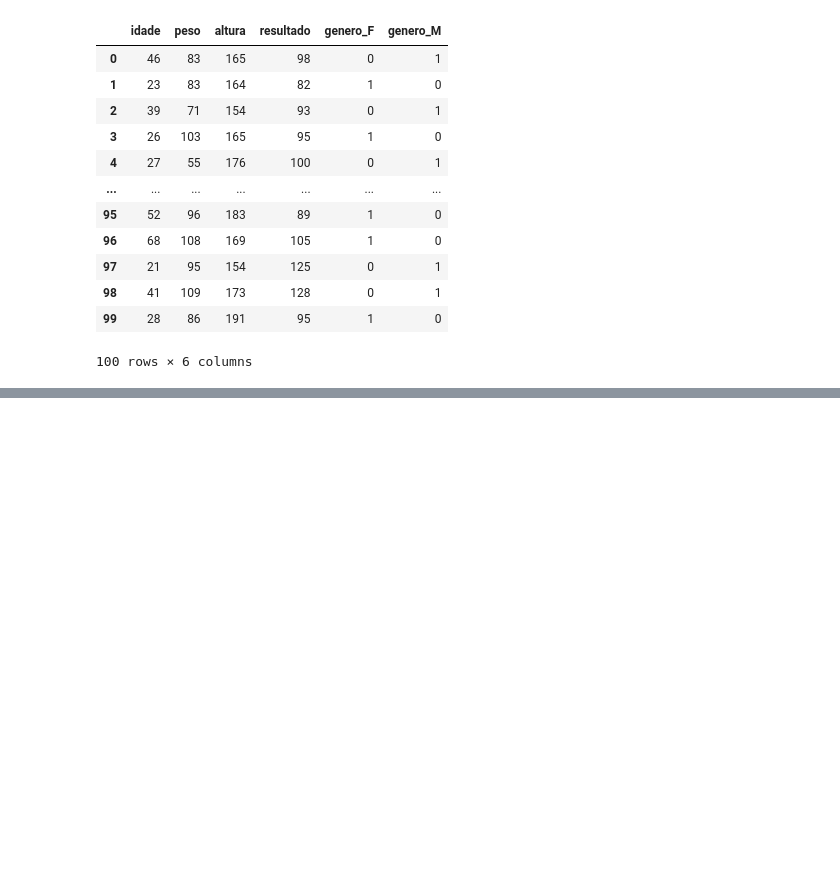
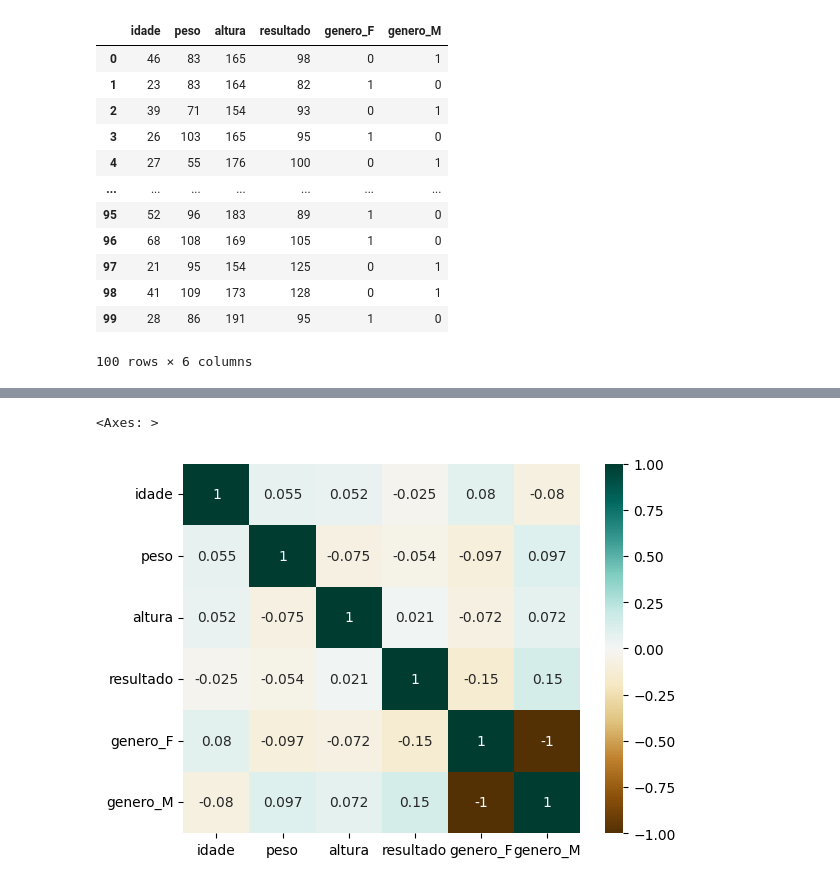
Before and after one commit to angelomedeiros/formacao-ia-modelo_diabetes, a Jupyter notebook: model_diabetes.ipynb, the cells around one changed output, grey strips where cells are left out. Cells and saved outputs as stored; diff of their text form; code cells hidden in the pictures; blank space fills up the shorter version.

Commit message:
feat: Visualizao de dados

```diff
--- a/model_diabetes.ipynb
+++ b/model_diabetes.ipynb
@@ -73,0 +84,6 @@ df_exames
+# %%
+# Apresentar Mapa de calor ( Heatmap ) com a correlação entre as variáveis
+sns.heatmap(df_exames.corr(), annot=True, cmap='BrBG', vmax=1, vmin=-1)
+# %% [output]
+<Axes: >
+[figure, added]
```
Also changed, not shown: parts of 6 cells of this notebook, 2 other files.
